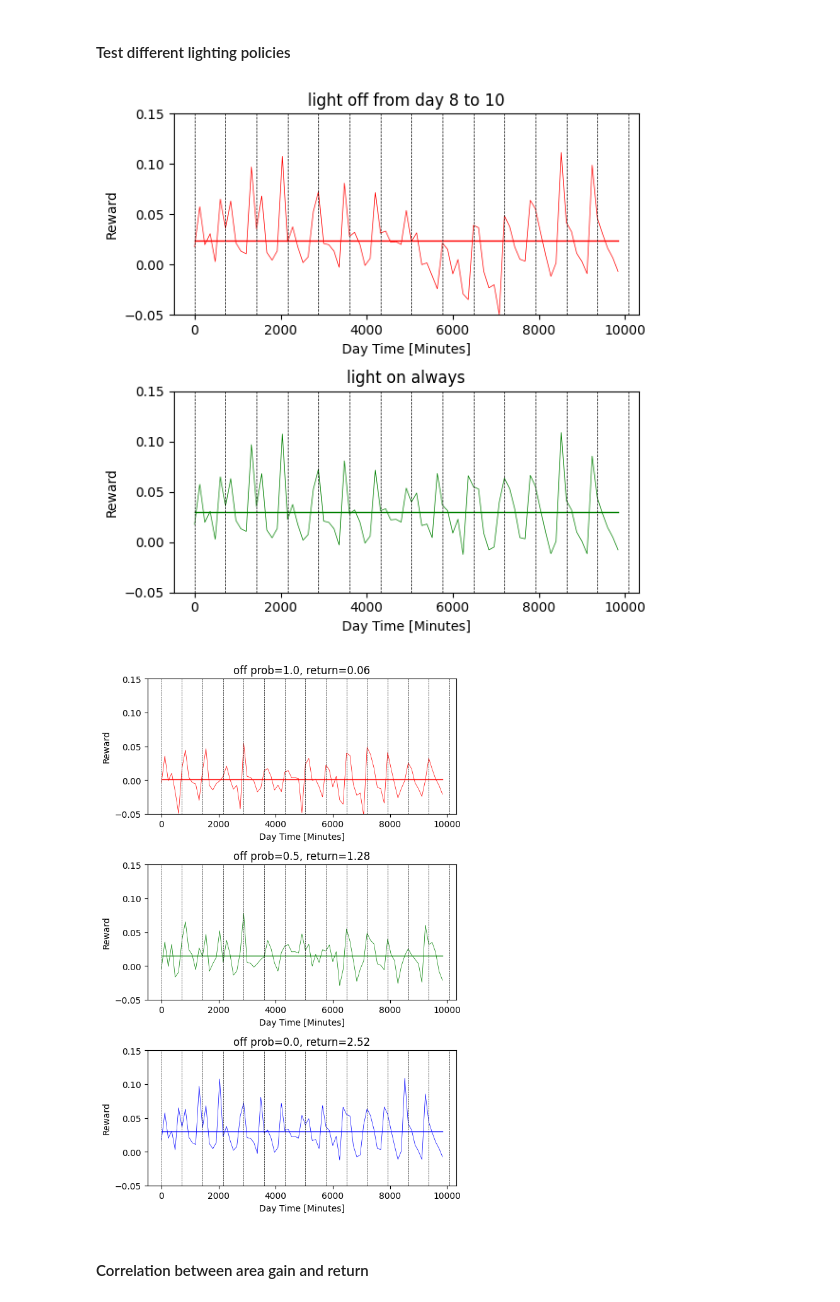
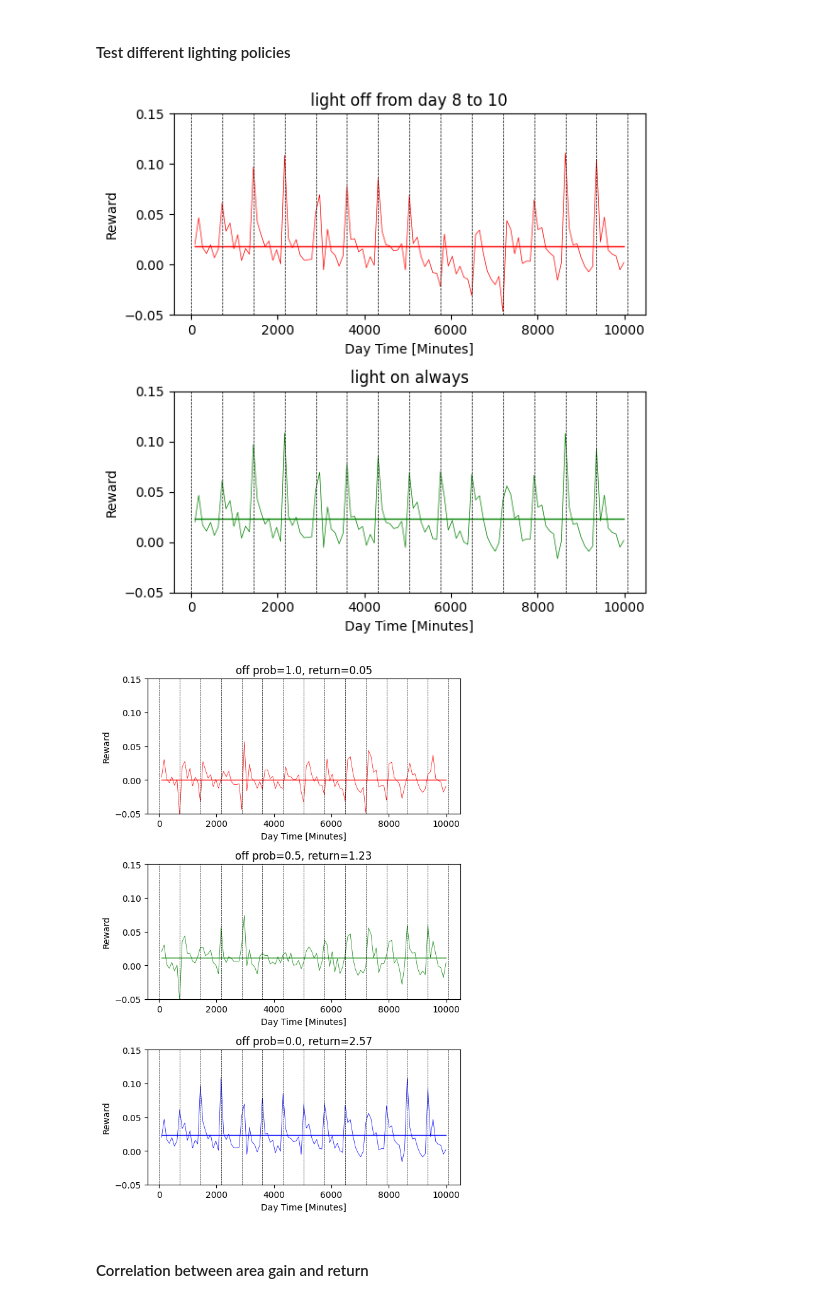
Before and after one commit to steventango/plant-rl, a Jupyter notebook: experiments/offline/E2/P5/test_MultiPlantSim.ipynb, the cells around one changed output. Saved outputs shown, nothing was run; the diff lists cells and outputs as text; code cells hidden in the pictures.

```diff
--- a/experiments/offline/E2/P5/test_MultiPlantSim.ipynb
+++ b/experiments/offline/E2/P5/test_MultiPlantSim.ipynb
@@ -3,43 +3,43 @@ from environments.PlantSimulator import MultiPlantSimulator
 import numpy as np
 import matplotlib.pyplot as plt
 # %%
-env = MultiPlantSimulator(num_plants=32, lag=1, stride=12, actions=[0, 1], action_effects=[1.0, 0.0])
+env = MultiPlantSimulator(num_plants=32, lag=1, stride=9, actions=[0, 1], action_effects=[1.0, 0.0])
 # %% [markdown]
 #### Test different lighting policies
 # %%
 COLORS = ['r', 'g']
 LABELS = ['light off from day 8 to 10', 'light on always']
 fig, ax = plt.subplots(2, 1, figsize=(6,6))
 
 policy1 = np.hstack([np.ones(int(env.steps_per_day*7)), np.zeros(int(env.steps_per_day*3)), np.ones(int(env.terminal_step-env.steps_per_day*10))])
 policy2 = np.ones(env.terminal_step)
 policy = [policy1, policy2]
 
 for i in range(2):
     env.start()
     R = []  # reward
     State = []
     pol = policy[i]
     for _ in range(env.terminal_step):
         reward, next_state, done, info = env.step(int(pol[_]))
         R.append(reward)
         State.append(env.current_state)
 
     # Plot reward history
-    ax[i].plot(np.arange(len(R))*env.interval/60, R, color=COLORS[i], linewidth=0.5)
-    ax[i].plot(np.arange(len(R))*env.interval/60, np.ones(len(R))*np.mean(R), color=COLORS[i], linewidth=1)
+    ax[i].plot(np.arange(1, len(R)+1)*env.interval/60, R, color=COLORS[i], linewidth=0.5)
+    ax[i].plot(np.arange(1, len(R)+1)*env.interval/60, np.ones(len(R))*np.mean(R), color=COLORS[i], linewidth=1)
     ax[i].set_title(LABELS[i])
     ax[i].set_xlabel('Day Time [Minutes]')
     ax[i].set_ylabel('Reward')
     ax[i].set_ylim(-0.05, 0.15)
 
 for i in range(int(len(R)/env.steps_per_day)+2):
     ax[0].axvline(x = env.steps_per_day*i*env.interval/60, color='k', linestyle='--', linewidth=0.5)
     ax[1].axvline(x = env.steps_per_day*i*env.interval/60, color='k', linestyle='--', linewidth=0.5)
 
 fig.tight_layout()
 # %% [output]
-[figure, old version]
+[figure, new version]
 # %%
 COLORS = ['r', 'g', 'b']
 off_prob = [1, 0.5, 0]
@@ -52,8 +52,8 @@ for i in range(len(off_prob)):
         R.append(reward)
 
     # Plot reward history
-    ax[i].plot(np.arange(len(R))*env.interval/60, R, color=COLORS[i], linewidth=0.5)
-    ax[i].plot(np.arange(len(R))*env.interval/60, np.ones(len(R))*np.mean(R), color=COLORS[i], linewidth=1)
+    ax[i].plot(np.arange(1, len(R)+1)*env.interval/60, R, color=COLORS[i], linewidth=0.5)
+    ax[i].plot(np.arange(1, len(R)+1)*env.interval/60, np.ones(len(R))*np.mean(R), color=COLORS[i], linewidth=1)
     ax[i].set_title(f'off prob={off_prob[i]:.1f}, return={np.sum(R):.2f}')
     ax[i].set_xlabel('Day Time [Minutes]')
     ax[i].set_ylabel('Reward')
@@ -66,7 +66,7 @@ for i in range(int(len(R)/env.steps_per_day)+2):
 
 fig.tight_layout()
 # %% [output]
-[figure, old version]
+[figure, new version]
 # %% [markdown]
 #### Correlation between area gain and return
 # %%
```
Also changed, not shown: parts of 1 cell of this notebook, 26 other files.
